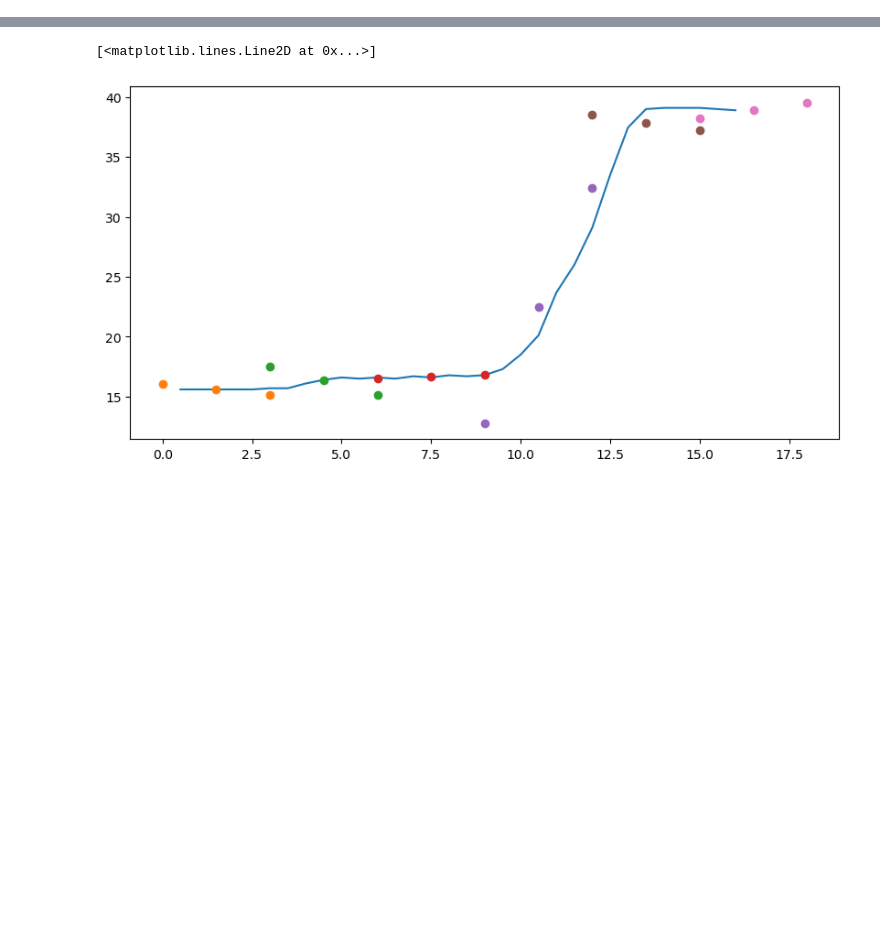
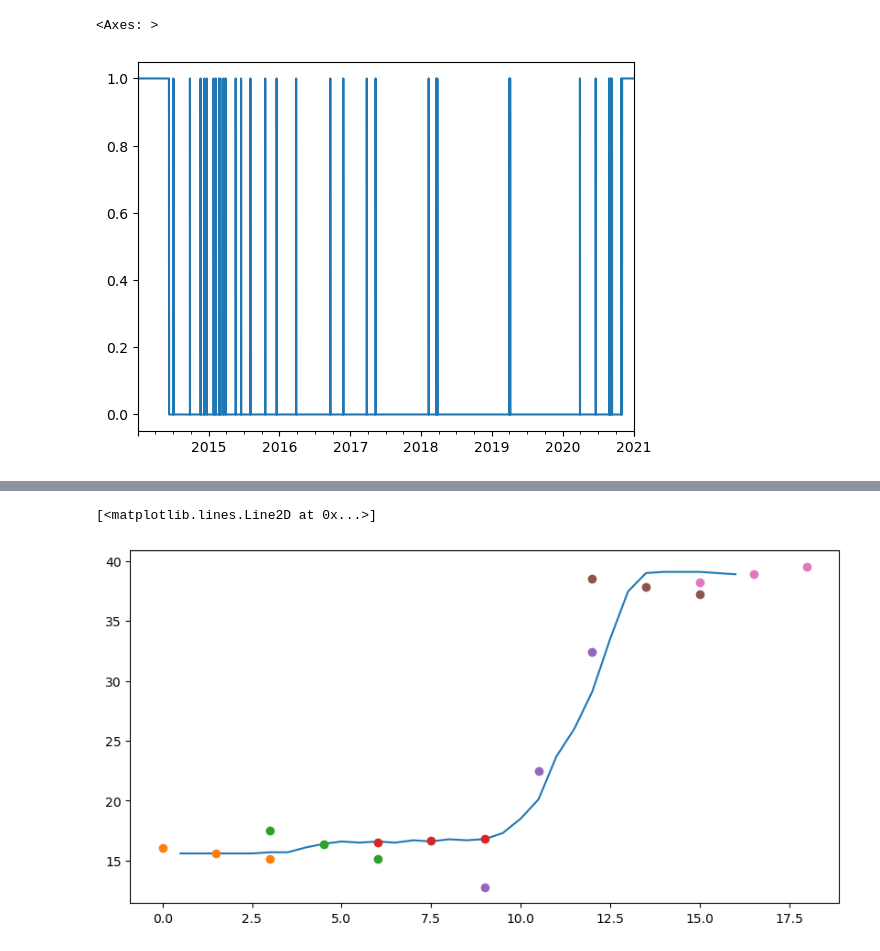
Before and after one commit to petergroenning/thesis_project, a Jupyter notebook: notebooks/explorative_analysis.ipynb, the cells around one changed output, grey strips where cells are left out. Saved outputs shown, nothing was run; the diff lists cells and outputs as text; code cells hidden in the pictures; blank space fills up the shorter version.

```diff
--- a/notebooks/explorative_analysis.ipynb
+++ b/notebooks/explorative_analysis.ipynb
@@ -112,0 +344,2 @@ data
+# %%
+df = pd.read_csv('../data/processed/Dronninglund_treated_data_and_flow_rates.csv', index_col=0, parse_dates=True)
@@ -112,0 +359,5 @@ data
+# %%
+(df.F_topq.isna()*1).plot()
+# %% [output]
+<Axes: >
+[figure, added]
```
Also changed, not shown: parts of 21 cells of this notebook, 25 other files.
